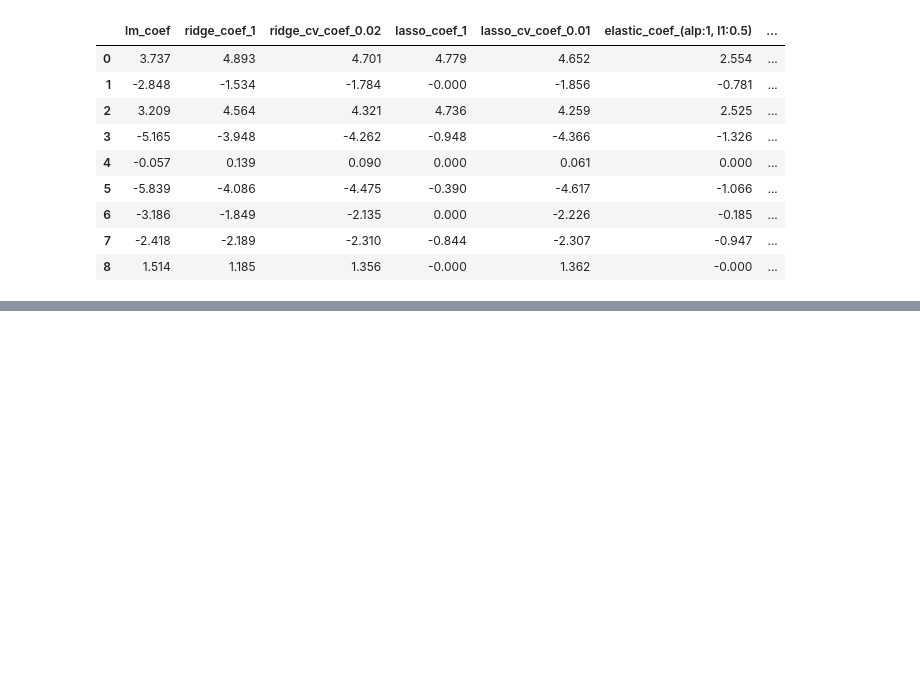
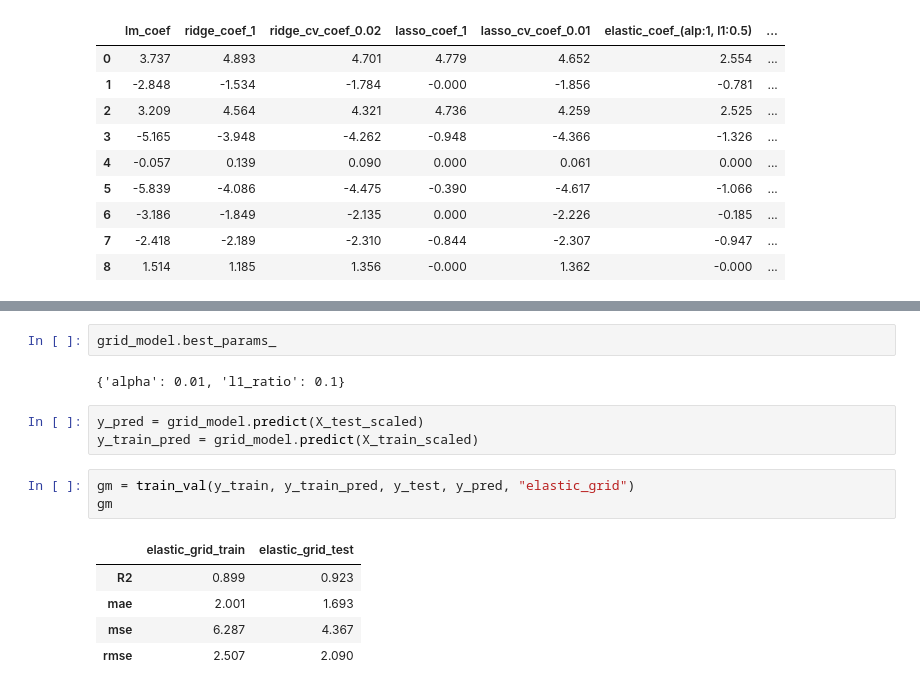
Before and after one commit to frkks/Data-Sc-ence, a Jupyter notebook: Machine Learning/Assigments/ML - Assigment-1 (Concrete Slump Test Prediction)(ML 1022 EU)/cement_slump_notebook.assignment1.ipynb, the cells around one changed output, grey strips where cells are left out. Saved outputs shown, nothing was run; the diff lists cells and outputs as text; blank space fills up the shorter version.

```diff
--- a/Machine Learning/Assigments/ML - Assigment-1 (Concrete Slump Test Prediction)(ML 1022 EU)/cement_slump_notebook.assignment1.ipynb
+++ b/Machine Learning/Assigments/ML - Assigment-1 (Concrete Slump Test Prediction)(ML 1022 EU)/cement_slump_notebook.assignment1.ipynb
@@ -775,0 +827,16 @@ pd.concat([lm_df, rm_df, rcm_df, lsm_df, lcm_df, em_df, ecm_df], axis = 1)
+# %%
+grid_model.best_params_
+# %% [output]
+{'alpha': 0.01, 'l1_ratio': 0.1}
+# %%
+y_pred = grid_model.predict(X_test_scaled)
+y_train_pred = grid_model.predict(X_train_scaled)
+# %%
+gm = train_val(y_train, y_train_pred, y_test, y_pred, "elastic_grid")
+gm
+# %% [output]
+|  | elastic_grid_train | elastic_grid_test |
+| R2 | 0.899 | 0.923 |
+| mae | 2.001 | 1.693 |
+| mse | 6.287 | 4.367 |
+| rmse | 2.507 | 2.090 |
```
Also changed, not shown: parts of 34 cells of this notebook, 2 other files.
